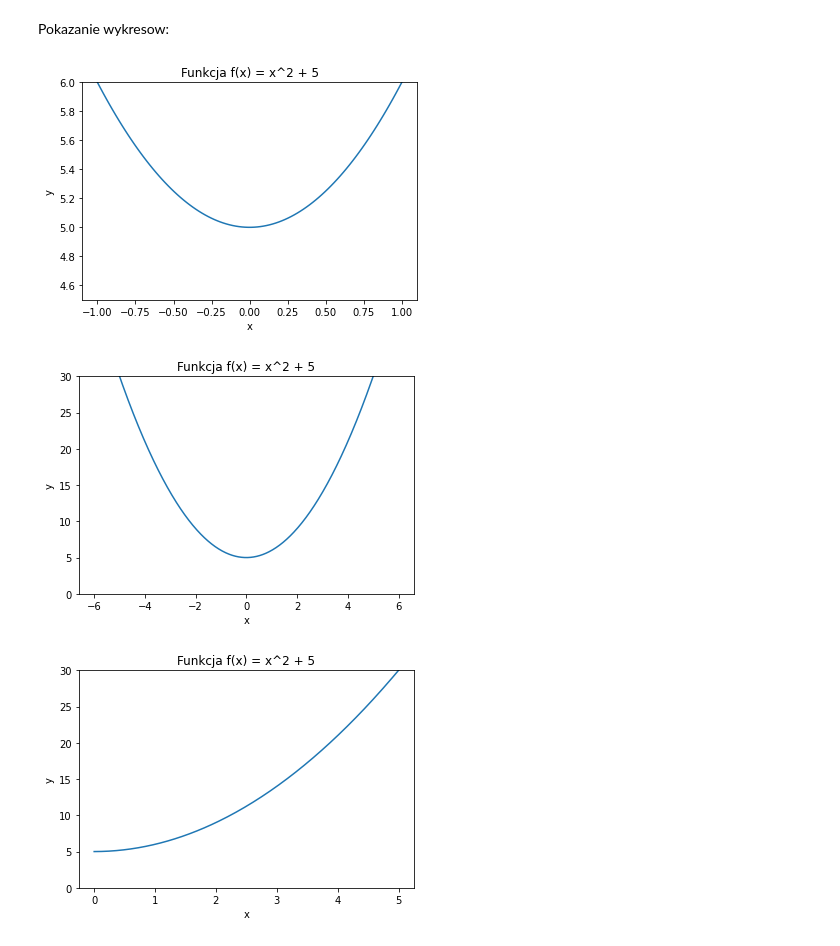
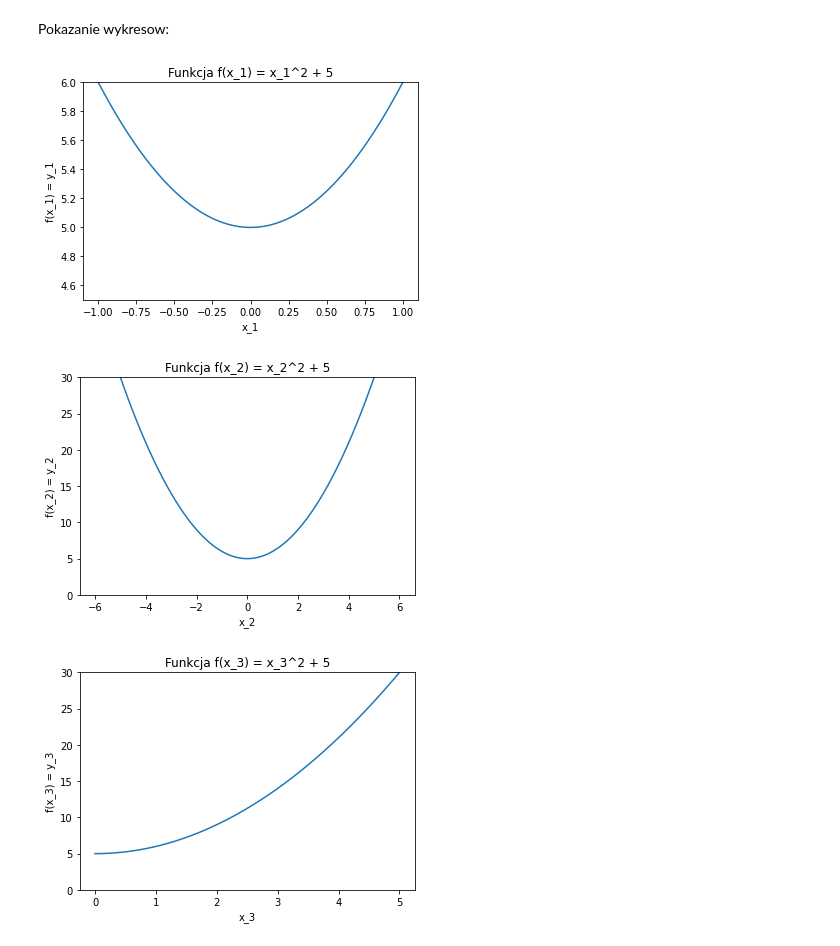
Before and after one commit to piotrsuchy/databases-and-data-analysis, a Jupyter notebook: zadanie_3.ipynb, the cells around one changed output. Drawn from its saved outputs; the diff is of its cells as text; code cells hidden in the pictures.

```diff
--- a/zadanie_3.ipynb
+++ b/zadanie_3.ipynb
@@ -23,22 +25,22 @@ y_3 = f(x_3)
 # %% [markdown]
 Funkcja odpowiedzialna za sporzadzenie wykresu wraz z opisem:
 # %%
-def plot(x, y, y_axis_low, y_axis_high):
+def plot(x, y, y_axis_low, y_axis_high, number):
     fig, ax = plt.subplots()
     ax.plot(x, y)
-    plt.title("Funkcja f(x) = x^2 + 5")
-    plt.xlabel("x")
-    plt.ylabel("y")
+    plt.title("Funkcja f(x_{}) = x_{}^2 + 5".format(number, number))
+    plt.xlabel("x_{}".format(number))
+    plt.ylabel("f(x_{}) = y_{}".format(number, number))
     #plt.xlim([-x, x])
     plt.ylim([y_axis_low, y_axis_high])
     plt.show()
 # %% [markdown]
 Pokazanie wykresow:
 # %%
-plot(x_1, y_1, 4.5, 6)
-plot(x_2, y_2, 0, 30)
-plot(x_3, y_3, 0, 30)
+plot(x_1, y_1, 4.5, 6, 1)
+plot(x_2, y_2, 0, 30, 2)
+plot(x_3, y_3, 0, 30, 3)
 # %% [output]
-[figure, old version]
+[figure, new version]
-[figure, old version]
+[figure, new version]
-[figure, old version]
+[figure, new version]
```
Also changed, not shown: parts of 3 cells of this notebook.
